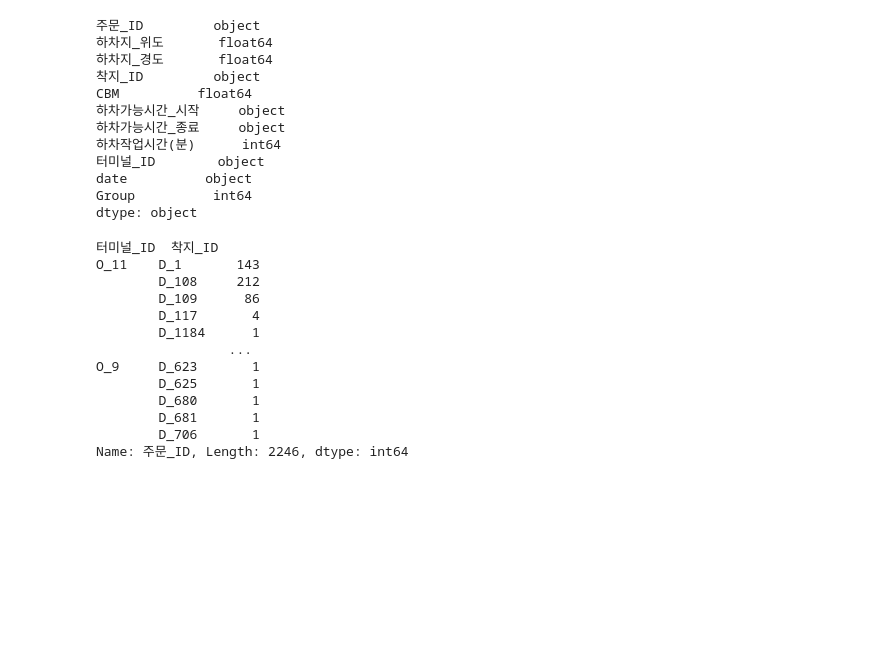
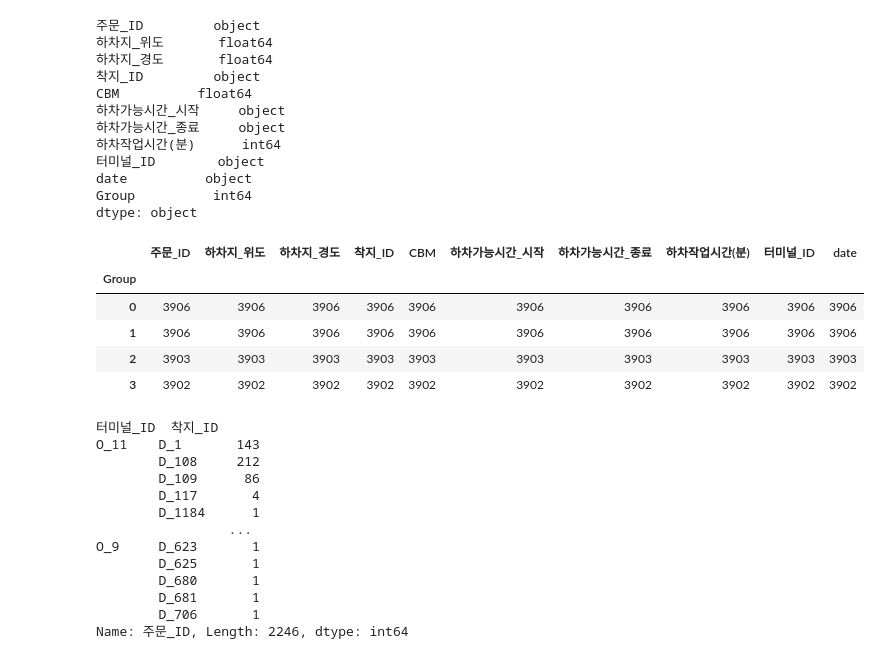
Before and after one commit to wonwookim/cj_challenge, a Jupyter notebook: cj_challenge_eda.ipynb, the cells around one changed output. Cells and saved outputs as stored; diff of their text form; code cells hidden in the pictures; blank space fills up the shorter version.

```diff
--- a/cj_challenge_eda.ipynb
+++ b/cj_challenge_eda.ipynb
@@ -212,6 +212,16 @@ CBM          float64
 date          object
 Group          int64
 dtype: object
+# %%
+ot_group = order_table.groupby('Group').count()
+ot_group #그룹 별 주문량
+# %% [output]
+|  | 주문_ID | 하차지_위도 | 하차지_경도 | 착지_ID | CBM | 하차가능시간_시작 | 하차가능시간_종료 | 하차작업시간(분) | 터미널_ID | date |
+| Group |  |  |  |  |  |  |  |  |  |  |
+| 0 | 3906 | 3906 | 3906 | 3906 | 3906 | 3906 | 3906 | 3906 | 3906 | 3906 |
+| 1 | 3906 | 3906 | 3906 | 3906 | 3906 | 3906 | 3906 | 3906 | 3906 | 3906 |
+| 2 | 3903 | 3903 | 3903 | 3903 | 3903 | 3903 | 3903 | 3903 | 3903 | 3903 |
+| 3 | 3902 | 3902 | 3902 | 3902 | 3902 | 3902 | 3902 | 3902 | 3902 | 3902 |
 # %%
 ot_group_terminal_arrival = order_table.sort_values('주문_ID').groupby(['터미널_ID','착지_ID'])['주문_ID'].count()
 ot_group_terminal_arrival # 시작지점 -> 도착지 주문량 개수 파악
```
Also changed, not shown: parts of 6 cells of this notebook.
